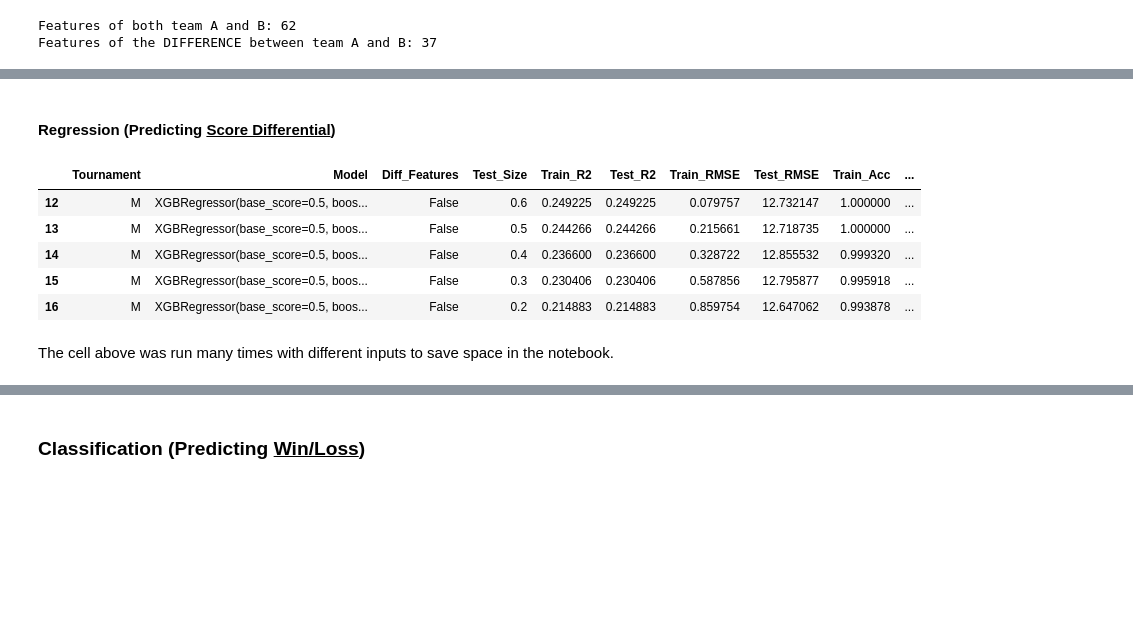
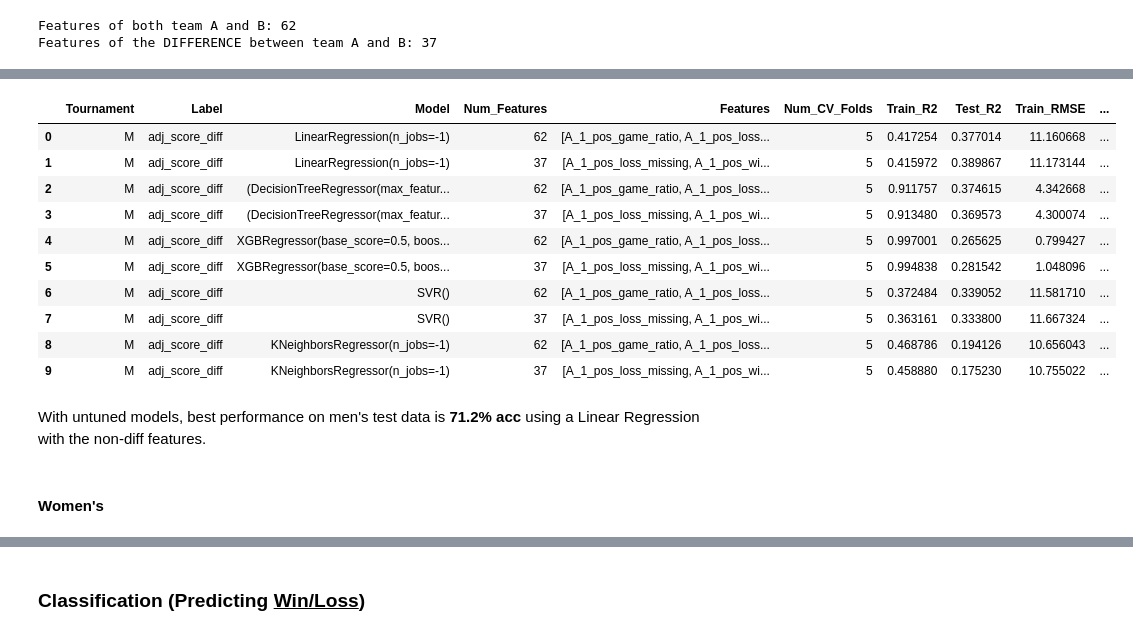
Before and after one commit to heefjones/march_madness, a Jupyter notebook: preds.ipynb, the cells around one changed output, grey strips where cells are left out. Cells and saved outputs as stored; diff of their text form; code cells hidden in the pictures; blank space fills up the shorter version.

```diff
--- a/preds.ipynb
+++ b/preds.ipynb
@@ -203,17 +267,6 @@ def run_model(estimator, data, regression, models_df, tournament, diff_cols, tes
-# %% [markdown]
-#### Regression (Predicting <ins>Score Differential</ins>)
 # %%
 # create a df to hold regression models
-reg_df = pd.DataFrame(columns=['Tournament', 'Model', 'Diff_Features', 'Test_Size', 'Train_R2', 'Test_R2', 'Train_RMSE', 'Test_RMSE', 'Train_Acc', 'Test_Acc'])
+reg_df = pd.DataFrame(columns=['Tournament', 'Label', 'Model', 'Num_Features', 'Features', 'Num_CV_Folds', 'Train_R2', 'Test_R2', 'Train_RMSE', 'Test_RMSE', 'Train_Acc', 'Test_Acc'])
+
+# load reg df
+# reg_df = pd.read_csv('data/processed/regression_models.csv')
-# %%
-# run model
-run_model(estimator=XGBRegressor(), data=mfcomp, regression=True, models_df=reg_df, tournament='M', diff_cols=False, test_size=0.2)
-# %% [output]
-|  | Tournament | Model | Diff_Features | Test_Size | Train_R2 | Test_R2 | Train_RMSE | Test_RMSE | Train_Acc | ... |
-| 12 | M | XGBRegressor(base_score=0.5, boos... | False | 0.6 | 0.249225 | 0.249225 | 0.079757 | 12.732147 | 1.000000 | ... |
-| 13 | M | XGBRegressor(base_score=0.5, boos... | False | 0.5 | 0.244266 | 0.244266 | 0.215661 | 12.718735 | 1.000000 | ... |
-| 14 | M | XGBRegressor(base_score=0.5, boos... | False | 0.4 | 0.236600 | 0.236600 | 0.328722 | 12.855532 | 0.999320 | ... |
-| 15 | M | XGBRegressor(base_score=0.5, boos... | False | 0.3 | 0.230406 | 0.230406 | 0.587856 | 12.795877 | 0.995918 | ... |
-| 16 | M | XGBRegressor(base_score=0.5, boos... | False | 0.2 | 0.214883 | 0.214883 | 0.859754 | 12.647062 | 0.993878 | ... |
-# %% [markdown]
-The cell above was run many times with different inputs to save space in the notebook.
@@ -219,0 +283,19 @@ The cell above was run many times with different inputs to save space in the not
+# %%
+# inspect
+reg_df.tail(10)
+# %% [output]
+|  | Tournament | Label | Model | Num_Features | Features | Num_CV_Folds | Train_R2 | Test_R2 | Train_RMSE | ... |
+| 0 | M | adj_score_diff | LinearRegression(n_jobs=-1) | 62 | [A_1_pos_game_ratio, A_1_pos_loss... | 5 | 0.417254 | 0.377014 | 11.160668 | ... |
+| 1 | M | adj_score_diff | LinearRegression(n_jobs=-1) | 37 | [A_1_pos_loss_missing, A_1_pos_wi... | 5 | 0.415972 | 0.389867 | 11.173144 | ... |
+| 2 | M | adj_score_diff | (DecisionTreeRegressor(max_featur... | 62 | [A_1_pos_game_ratio, A_1_pos_loss... | 5 | 0.911757 | 0.374615 | 4.342668 | ... |
+| 3 | M | adj_score_diff | (DecisionTreeRegressor(max_featur... | 37 | [A_1_pos_loss_missing, A_1_pos_wi... | 5 | 0.913480 | 0.369573 | 4.300074 | ... |
+| 4 | M | adj_score_diff | XGBRegressor(base_score=0.5, boos... | 62 | [A_1_pos_game_ratio, A_1_pos_loss... | 5 | 0.997001 | 0.265625 | 0.799427 | ... |
+| 5 | M | adj_score_diff | XGBRegressor(base_score=0.5, boos... | 37 | [A_1_pos_loss_missing, A_1_pos_wi... | 5 | 0.994838 | 0.281542 | 1.048096 | ... |
+| 6 | M | adj_score_diff | SVR() | 62 | [A_1_pos_game_ratio, A_1_pos_loss... | 5 | 0.372484 | 0.339052 | 11.581710 | ... |
+| 7 | M | adj_score_diff | SVR() | 37 | [A_1_pos_loss_missing, A_1_pos_wi... | 5 | 0.363161 | 0.333800 | 11.667324 | ... |
+| 8 | M | adj_score_diff | KNeighborsRegressor(n_jobs=-1) | 62 | [A_1_pos_game_ratio, A_1_pos_loss... | 5 | 0.468786 | 0.194126 | 10.656043 | ... |
+| 9 | M | adj_score_diff | KNeighborsRegressor(n_jobs=-1) | 37 | [A_1_pos_loss_missing, A_1_pos_wi... | 5 | 0.458880 | 0.175230 | 10.755022 | ... |
+# %% [markdown]
+With untuned models, best performance on men's test data is __71.2% acc__ using a Linear Regression with the non-diff features.
+# %% [markdown]
+#### Women's
```
Also changed, not shown: parts of 21 cells of this notebook, 6 other files.
